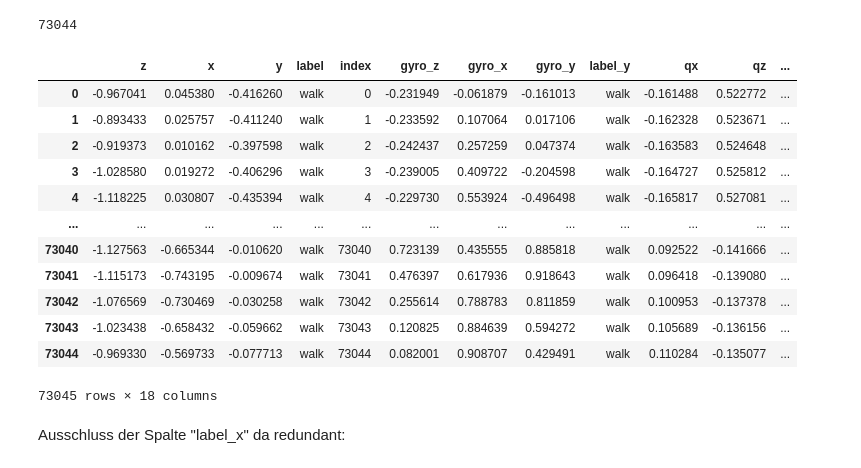
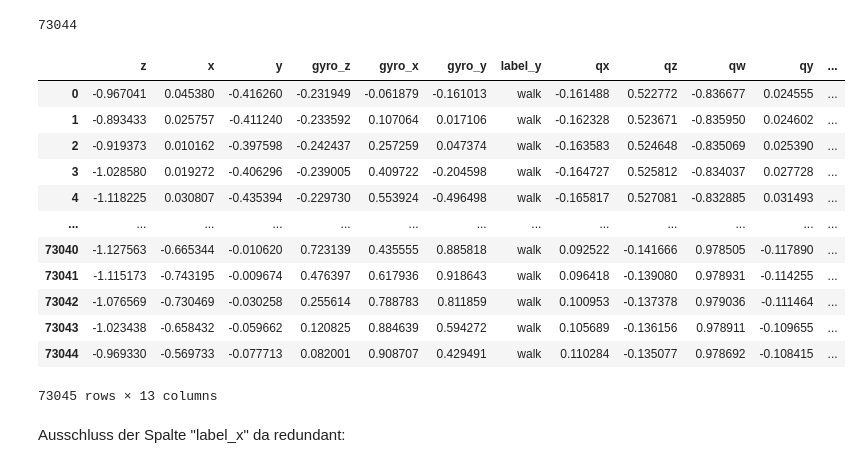
Before and after one commit to prizyou/Lexicon-Legends, a Jupyter notebook: FallDetection_Abgabe copy.ipynb, the cells around one changed output. Saved outputs shown, nothing was run; the diff lists cells and outputs as text; code cells hidden in the pictures.

```diff
--- a/FallDetection_Abgabe copy.ipynb
+++ b/FallDetection_Abgabe copy.ipynb
@@ -452,26 +452,24 @@ df_help = df_combined_walk.reset_index()
 print(df_help.iloc[-1,0] - df_help.iloc[0,0])
 # %% [output]
 73044
-# %%
-df_combined_walk.rename(columns={df_combined_walk.columns[8]: 'label'}, inplace=True)
-df_combined_fall.rename(columns={df_combined_fall.columns[8]: 'label'}, inplace=True)
-
-
-df_combined_walk
-# %% [output]
-|  | z | x | y | label | index | gyro_z | gyro_x | gyro_y | label_y | qx | qz | ... |
-| 0 | -0.967041 | 0.045380 | -0.416260 | walk | 0 | -0.231949 | -0.061879 | -0.161013 | walk | -0.161488 | 0.522772 | ... |
-| 1 | -0.893433 | 0.025757 | -0.411240 | walk | 1 | -0.233592 | 0.107064 | 0.017106 | walk | -0.162328 | 0.523671 | ... |
-| 2 | -0.919373 | 0.010162 | -0.397598 | walk | 2 | -0.242437 | 0.257259 | 0.047374 | walk | -0.163583 | 0.524648 | ... |
-| 3 | -1.028580 | 0.019272 | -0.406296 | walk | 3 | -0.239005 | 0.409722 | -0.204598 | walk | -0.164727 | 0.525812 | ... |
-| 4 | -1.118225 | 0.030807 | -0.435394 | walk | 4 | -0.229730 | 0.553924 | -0.496498 | walk | -0.165817 | 0.527081 | ... |
-| ... | ... | ... | ... | ... | ... | ... | ... | ... | ... | ... | ... | ... |
-| 73040 | -1.127563 | -0.665344 | -0.010620 | walk | 73040 | 0.723139 | 0.435555 | 0.885818 | walk | 0.092522 | -0.141666 | ... |
-| 73041 | -1.115173 | -0.743195 | -0.009674 | walk | 73041 | 0.476397 | 0.617936 | 0.918643 | walk | 0.096418 | -0.139080 | ... |
-| 73042 | -1.076569 | -0.730469 | -0.030258 | walk | 73042 | 0.255614 | 0.788783 | 0.811859 | walk | 0.100953 | -0.137378 | ... |
-| 73043 | -1.023438 | -0.658432 | -0.059662 | walk | 73043 | 0.120825 | 0.884639 | 0.594272 | walk | 0.105689 | -0.136156 | ... |
-| 73044 | -0.969330 | -0.569733 | -0.077713 | walk | 73044 | 0.082001 | 0.908707 | 0.429491 | walk | 0.110284 | -0.135077 | ... |
-73045 rows × 18 columns
+# %%
+df_combined_walk = df_combined_walk.iloc[:,:-1]
+df_combined_fall = df_combined_fall.iloc[:,:-1]
+df_combined_walk
+# %% [output]
+|  | z | x | y | gyro_z | gyro_x | gyro_y | label_y | qx | qz | qw | qy | ... |
+| 0 | -0.967041 | 0.045380 | -0.416260 | -0.231949 | -0.061879 | -0.161013 | walk | -0.161488 | 0.522772 | -0.836677 | 0.024555 | ... |
+| 1 | -0.893433 | 0.025757 | -0.411240 | -0.233592 | 0.107064 | 0.017106 | walk | -0.162328 | 0.523671 | -0.835950 | 0.024602 | ... |
+| 2 | -0.919373 | 0.010162 | -0.397598 | -0.242437 | 0.257259 | 0.047374 | walk | -0.163583 | 0.524648 | -0.835069 | 0.025390 | ... |
+| 3 | -1.028580 | 0.019272 | -0.406296 | -0.239005 | 0.409722 | -0.204598 | walk | -0.164727 | 0.525812 | -0.834037 | 0.027728 | ... |
+| 4 | -1.118225 | 0.030807 | -0.435394 | -0.229730 | 0.553924 | -0.496498 | walk | -0.165817 | 0.527081 | -0.832885 | 0.031493 | ... |
+| ... | ... | ... | ... | ... | ... | ... | ... | ... | ... | ... | ... | ... |
+| 73040 | -1.127563 | -0.665344 | -0.010620 | 0.723139 | 0.435555 | 0.885818 | walk | 0.092522 | -0.141666 | 0.978505 | -0.117890 | ... |
+| 73041 | -1.115173 | -0.743195 | -0.009674 | 0.476397 | 0.617936 | 0.918643 | walk | 0.096418 | -0.139080 | 0.978931 | -0.114255 | ... |
+| 73042 | -1.076569 | -0.730469 | -0.030258 | 0.255614 | 0.788783 | 0.811859 | walk | 0.100953 | -0.137378 | 0.979036 | -0.111464 | ... |
+| 73043 | -1.023438 | -0.658432 | -0.059662 | 0.120825 | 0.884639 | 0.594272 | walk | 0.105689 | -0.136156 | 0.978911 | -0.109655 | ... |
+| 73044 | -0.969330 | -0.569733 | -0.077713 | 0.082001 | 0.908707 | 0.429491 | walk | 0.110284 | -0.135077 | 0.978692 | -0.108415 | ... |
+73045 rows × 13 columns
 # %% [markdown]
 Ausschluss der Spalte "label_x" da redundant:
 # %%
```
Also changed, not shown: parts of 2 cells of this notebook.
